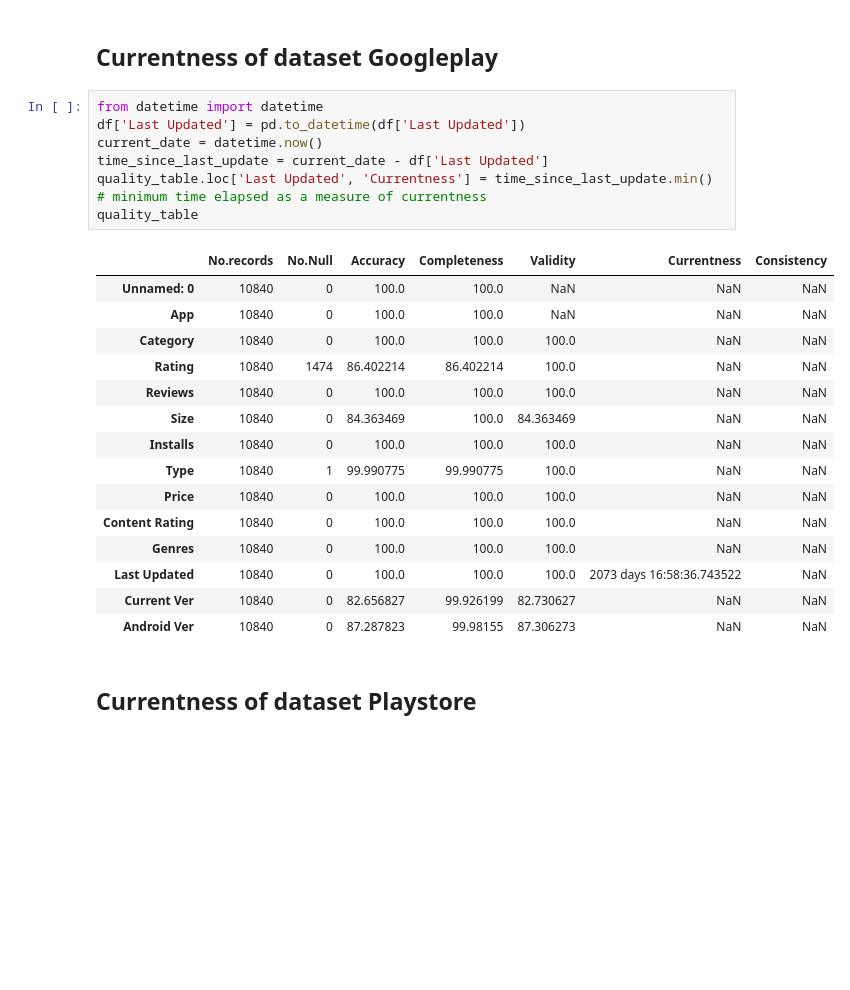
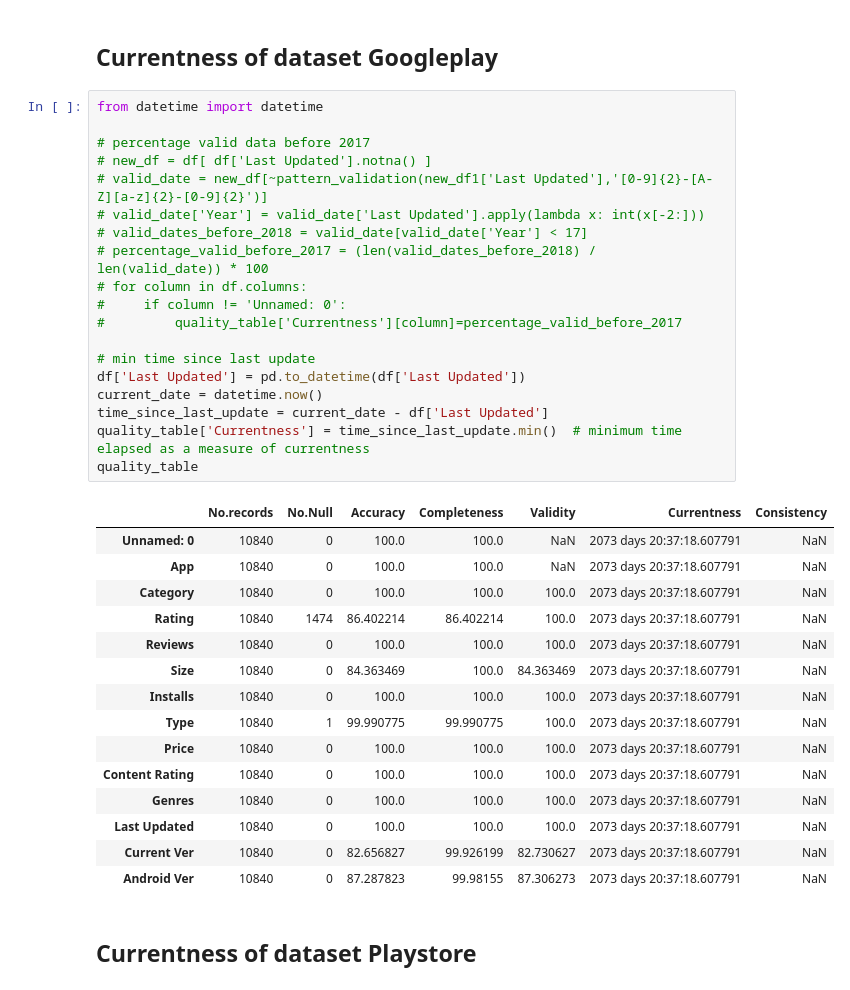
Before and after one commit to Soroush-Pasandideh/DataMining, a Jupyter notebook: DataMining.ipynb, the cells around one changed output. Drawn from its saved outputs; the diff is of its cells as text; blank space fills up the shorter version.

Commit message:
ad new currentness for 2 datasets

```diff
--- a/DataMining.ipynb
+++ b/DataMining.ipynb
@@ -622,27 +585,39 @@ See the caveats in the documentation: https://pandas.pydata.org/pandas-docs/stab
 ## Currentness of dataset Googleplay
 # %%
 from datetime import datetime
+
+# percentage valid data before 2017
+# new_df = df[ df['Last Updated'].notna() ]
+# valid_date = new_df[~pattern_validation(new_df1['Last Updated'],'[0-9]{2}-[A-Z][a-z]{2}-[0-9]{2}')]
+# valid_date['Year'] = valid_date['Last Updated'].apply(lambda x: int(x[-2:]))
+# valid_dates_before_2018 = valid_date[valid_date['Year'] < 17]
+# percentage_valid_before_2017 = (len(valid_dates_before_2018) / len(valid_date)) * 100
+# for column in df.columns:
+#     if column != 'Unnamed: 0':
+#         quality_table['Currentness'][column]=percentage_valid_before_2017
+
+# min time since last update
 df['Last Updated'] = pd.to_datetime(df['Last Updated'])
 current_date = datetime.now()
 time_since_last_update = current_date - df['Last Updated']
-quality_table.loc['Last Updated', 'Currentness'] = time_since_last_update.min()  # minimum time elapsed as a measure of currentness
+quality_table['Currentness'] = time_since_last_update.min()  # minimum time elapsed as a measure of currentness
 quality_table
 # %% [output]
 |  | No.records | No.Null | Accuracy | Completeness | Validity | Currentness | Consistency |
-| Unnamed: 0 | 10840 | 0 | 100.0 | 100.0 | NaN | NaN | NaN |
-| App | 10840 | 0 | 100.0 | 100.0 | NaN | NaN | NaN |
-| Category | 10840 | 0 | 100.0 | 100.0 | 100.0 | NaN | NaN |
-| Rating | 10840 | 1474 | 86.402214 | 86.402214 | 100.0 | NaN | NaN |
-| Reviews | 10840 | 0 | 100.0 | 100.0 | 100.0 | NaN | NaN |
-| Size | 10840 | 0 | 84.363469 | 100.0 | 84.363469 | NaN | NaN |
-| Installs | 10840 | 0 | 100.0 | 100.0 | 100.0 | NaN | NaN |
-| Type | 10840 | 1 | 99.990775 | 99.990775 | 100.0 | NaN | NaN |
-| Price | 10840 | 0 | 100.0 | 100.0 | 100.0 | NaN | NaN |
-| Content Rating | 10840 | 0 | 100.0 | 100.0 | 100.0 | NaN | NaN |
-| Genres | 10840 | 0 | 100.0 | 100.0 | 100.0 | NaN | NaN |
-| Last Updated | 10840 | 0 | 100.0 | 100.0 | 100.0 | 2073 days 16:58:36.743522 | NaN |
-| Current Ver | 10840 | 0 | 82.656827 | 99.926199 | 82.730627 | NaN | NaN |
-| Android Ver | 10840 | 0 | 87.287823 | 99.98155 | 87.306273 | NaN | NaN |
+| Unnamed: 0 | 10840 | 0 | 100.0 | 100.0 | NaN | 2073 days 20:37:18.607791 | NaN |
+| App | 10840 | 0 | 100.0 | 100.0 | NaN | 2073 days 20:37:18.607791 | NaN |
+| Category | 10840 | 0 | 100.0 | 100.0 | 100.0 | 2073 days 20:37:18.607791 | NaN |
+| Rating | 10840 | 1474 | 86.402214 | 86.402214 | 100.0 | 2073 days 20:37:18.607791 | NaN |
+| Reviews | 10840 | 0 | 100.0 | 100.0 | 100.0 | 2073 days 20:37:18.607791 | NaN |
+| Size | 10840 | 0 | 84.363469 | 100.0 | 84.363469 | 2073 days 20:37:18.607791 | NaN |
+| Installs | 10840 | 0 | 100.0 | 100.0 | 100.0 | 2073 days 20:37:18.607791 | NaN |
+| Type | 10840 | 1 | 99.990775 | 99.990775 | 100.0 | 2073 days 20:37:18.607791 | NaN |
+| Price | 10840 | 0 | 100.0 | 100.0 | 100.0 | 2073 days 20:37:18.607791 | NaN |
+| Content Rating | 10840 | 0 | 100.0 | 100.0 | 100.0 | 2073 days 20:37:18.607791 | NaN |
+| Genres | 10840 | 0 | 100.0 | 100.0 | 100.0 | 2073 days 20:37:18.607791 | NaN |
+| Last Updated | 10840 | 0 | 100.0 | 100.0 | 100.0 | 2073 days 20:37:18.607791 | NaN |
+| Current Ver | 10840 | 0 | 82.656827 | 99.926199 | 82.730627 | 2073 days 20:37:18.607791 | NaN |
+| Android Ver | 10840 | 0 | 87.287823 | 99.98155 | 87.306273 | 2073 days 20:37:18.607791 | NaN |
 # %% [markdown]
 ## Currentness of dataset Playstore
 # %%
```
Also changed, not shown: parts of 5 cells of this notebook.
